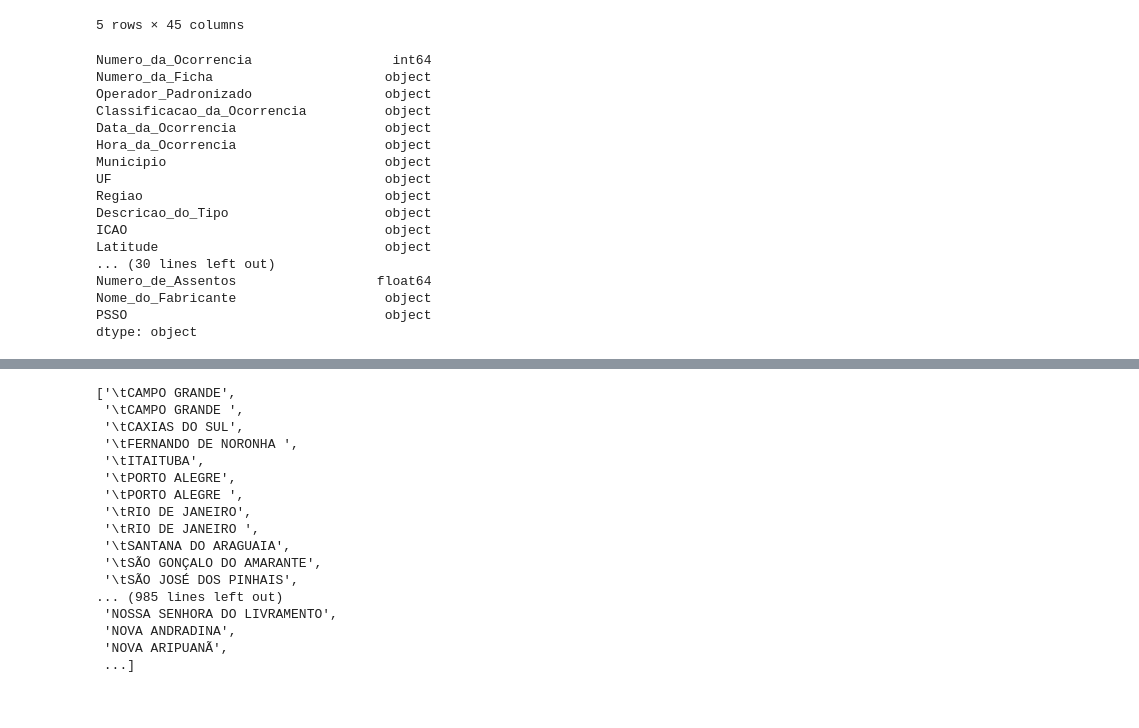
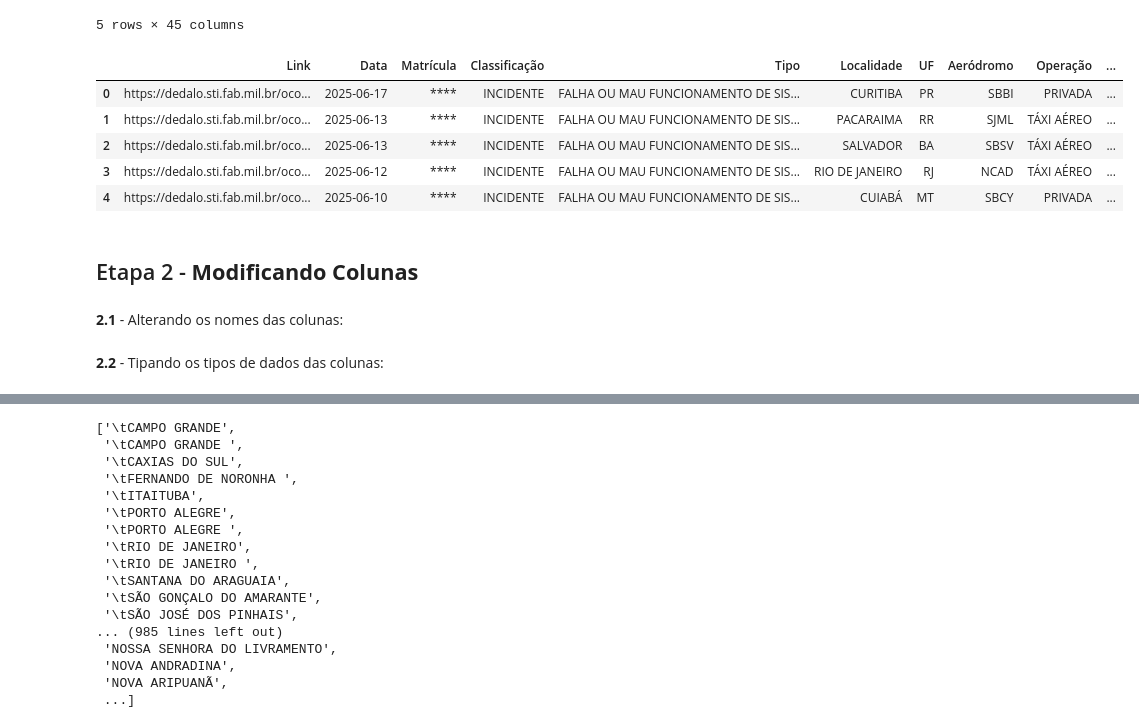
Before and after one commit to vitorluzz/etl-voos-anac, a Jupyter notebook: solution/job_stage_curated.ipynb, the cells around one changed output, grey strips where cells are left out. Drawn from its saved outputs; the diff is of its cells as text; code cells hidden in the pictures.

```diff
--- a/solution/job_stage_curated.ipynb
+++ b/solution/job_stage_curated.ipynb
@@ -13,3 +17,11 @@ This warnings indicates broken support for the dtype!
 # %%
-# Carregamento da base de dados
+# Carregamento das bases de dados
+
+# Base de dados voos ANAC
 df_ocorrencias = pd.read_csv('../data/raw/V_OCORRENCIA_AMPLA.csv', sep=';', encoding='utf-8', skiprows=1)
+
+# Base de dados municipios IBGE
+df_municipios = pd.read_csv('../data/raw/municipios.csv', sep=';', encoding='latin1')
+
+# Base de dados ocorrências CENIPA
+df_cenipa = pd.read_excel('../data/raw/cenipa.xlsx')
@@ -23,23 +44,16 @@ df_ocorrencias.head()
 | 3 | 25623 | 202021754 | JOAO MAURICIO GOTTARDI LOPES | Incidente | 2020-10-07 | ... |
 | 4 | 25624 | 202004387 | JOSE LUIZ CUNHA RODRIGUES | Incidente | 2020-10-06 | ... |
 5 rows × 45 columns
-# %%
-df_ocorrencias.dtypes
-# %% [output]
-Numero_da_Ocorrencia                  int64
-Numero_da_Ficha                      object
-Operador_Padronizado                 object
-Classificacao_da_Ocorrencia          object
-Data_da_Ocorrencia                   object
-Hora_da_Ocorrencia                   object
-Municipio                            object
-UF                                   object
-Regiao                               object
-Descricao_do_Tipo                    object
-ICAO                                 object
-Latitude                             object
-... (30 lines left out)
-Numero_de_Assentos                  float64
-Nome_do_Fabricante                   object
-PSSO                                 object
-dtype: object
+# %%
+df_cenipa.head()
+# %% [output]
+|  | Link | Data | Matrícula | Classificação | Tipo | Localidade | UF | Aeródromo | Operação | ... |
+| 0 | https://dedalo.sti.fab.mil.br/oco... | 2025-06-17 | **** | INCIDENTE | FALHA OU MAU FUNCIONAMENTO DE SIS... | CURITIBA | PR | SBBI | PRIVADA | ... |
+| 1 | https://dedalo.sti.fab.mil.br/oco... | 2025-06-13 | **** | INCIDENTE | FALHA OU MAU FUNCIONAMENTO DE SIS... | PACARAIMA | RR | SJML | TÁXI AÉREO | ... |
+| 2 | https://dedalo.sti.fab.mil.br/oco... | 2025-06-13 | **** | INCIDENTE | FALHA OU MAU FUNCIONAMENTO DE SIS... | SALVADOR | BA | SBSV | TÁXI AÉREO | ... |
+| 3 | https://dedalo.sti.fab.mil.br/oco... | 2025-06-12 | **** | INCIDENTE | FALHA OU MAU FUNCIONAMENTO DE SIS... | RIO DE JANEIRO | RJ | NCAD | TÁXI AÉREO | ... |
+| 4 | https://dedalo.sti.fab.mil.br/oco... | 2025-06-10 | **** | INCIDENTE | FALHA OU MAU FUNCIONAMENTO DE SIS... | CUIABÁ | MT | SBCY | PRIVADA | ... |
+# %% [markdown]
+## Etapa 2 - **Modificando Colunas**
+# %% [markdown]
+**2.1** - Alterando os nomes das colunas:
@@ -45,0 +108,2 @@ dtype: object
+# %% [markdown]
+**2.2** - Tipando os tipos de dados das colunas:
```
Also changed, not shown: parts of 22 cells of this notebook, 4 other files.
